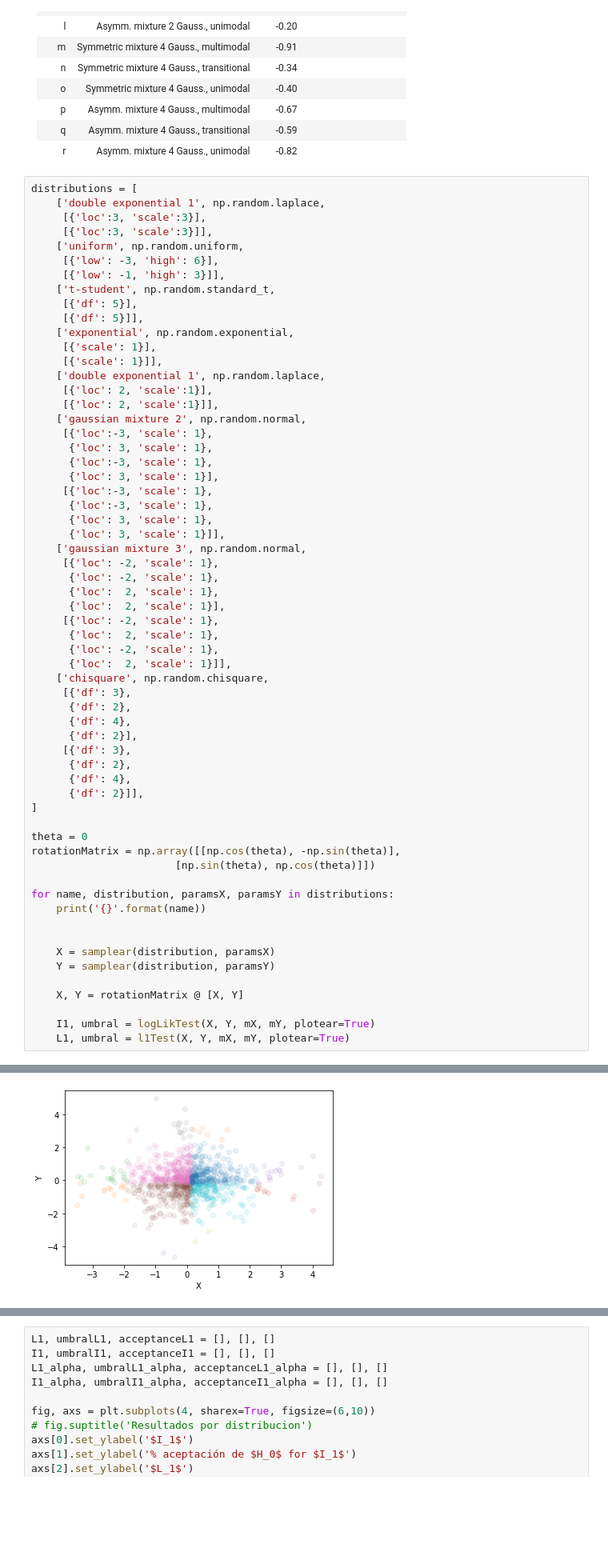
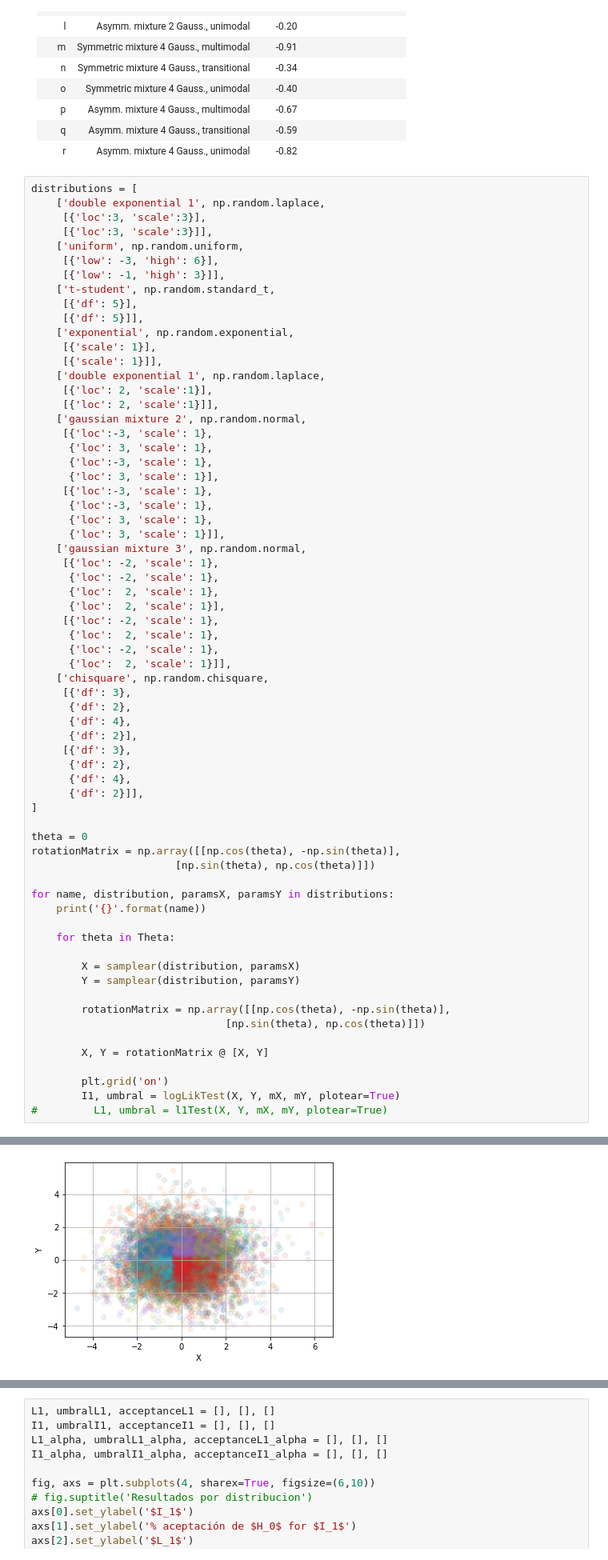
Before and after one commit to MartinVIllesca/Curso-teoria-informacion, a Jupyter notebook: proyecto/simulaciones1.ipynb, the cells around one changed output, grey strips where cells are left out. Shown at 80% size. Drawn from its saved outputs; the diff is of its cells as text; blank space fills up the shorter version.

```diff
--- a/proyecto/simulaciones1.ipynb
+++ b/proyecto/simulaciones1.ipynb
@@ -321,13 +321,18 @@ rotationMatrix = np.array([[np.cos(theta), -np.sin(theta)],
 for name, distribution, paramsX, paramsY in distributions:
     print('{}'.format(name))
 
+    for theta in Theta:
 
-    X = samplear(distribution, paramsX)
-    Y = samplear(distribution, paramsY)
+        X = samplear(distribution, paramsX)
+        Y = samplear(distribution, paramsY)
 
-    X, Y = rotationMatrix @ [X, Y]
+        rotationMatrix = np.array([[np.cos(theta), -np.sin(theta)],
+                               [np.sin(theta), np.cos(theta)]])
 
-    I1, umbral = logLikTest(X, Y, mX, mY, plotear=True)
-    L1, umbral = l1Test(X, Y, mX, mY, plotear=True)
+        X, Y = rotationMatrix @ [X, Y]
+
+        plt.grid('on')
+        I1, umbral = logLikTest(X, Y, mX, mY, plotear=True)
+#         L1, umbral = l1Test(X, Y, mX, mY, plotear=True)
 # %% [output]
 double exponential 1
@@ -337 +355 @@ Condicion : 0.1085
-[figure, old version]
+[figure, new version]
```
Also changed, not shown: parts of 3 cells of this notebook.
